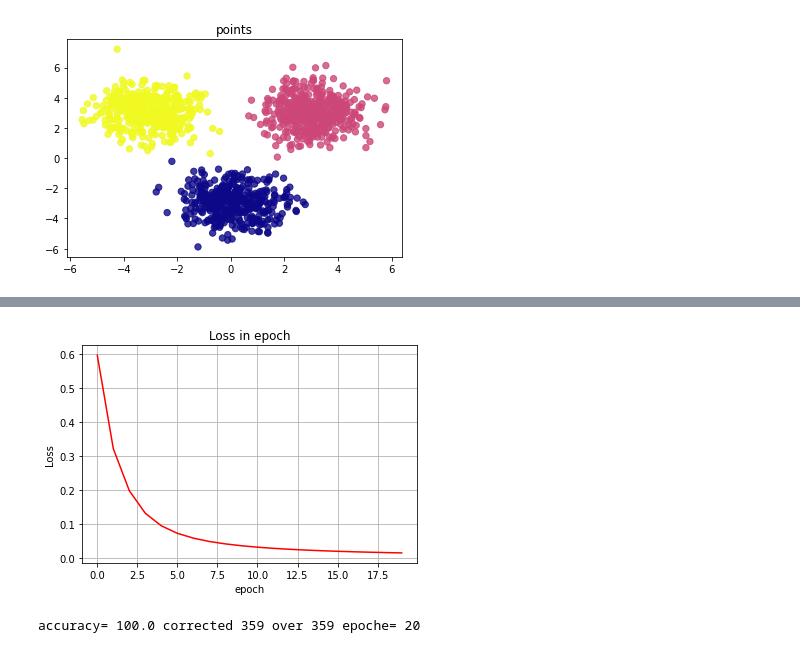
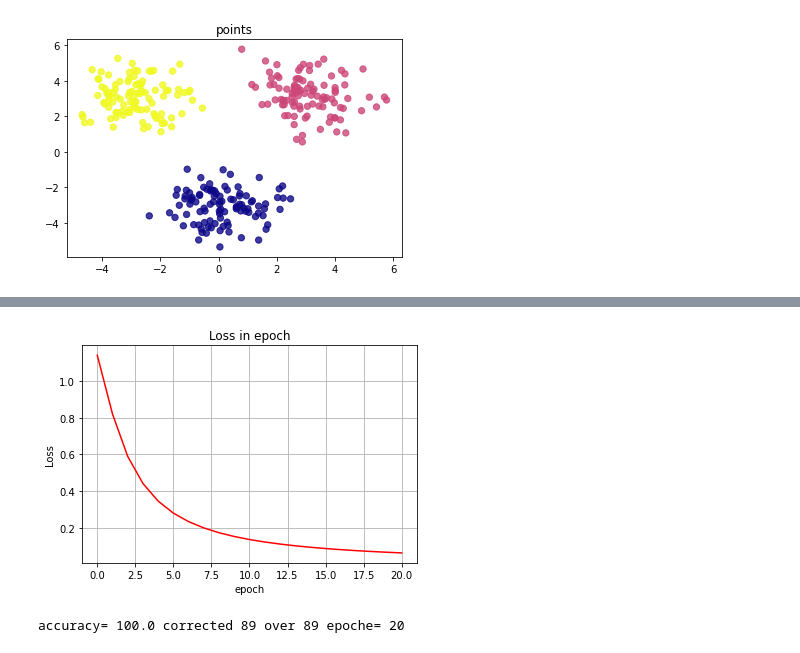
Before and after one commit to stefanoridolfi/Coding_ML, a Jupyter notebook: MLP_1_hidden_3_output_test.ipynb, the cells around one changed output, grey strips where cells are left out. Drawn from its saved outputs; the diff is of its cells as text; code cells hidden in the pictures.

```diff
--- a/MLP_1_hidden_3_output_test.ipynb
+++ b/MLP_1_hidden_3_output_test.ipynb
@@ -8,12 +8,12 @@ np.random.seed(4)
 
 ################Input
 attributes = 2
-hidden_nodes = 4
+hidden_nodes = 10
 output_labels = 3
 lr = 10e-3
 epoches=20
 split=0.7
-l=400
+l=100
 modulo=1
 #############################################
 
@@ -79,7 +79,7 @@ bo = np.random.randn(1,output_labels)
 error_cost = []
 epoch_list=[]
 ao_list=[]
-for epoch in range(epoches):
+for epoch in range(epoches+1):
   epoch_list.append(epoch)
 ############# feedforward
 
@@ -132,31 +132,31 @@ ax.set(xlabel='epoch', ylabel='Loss',
        title='Loss in epoch')
 plt.grid(True)
 plt.show()
 predicted=[]
 actual=[]
 for i in range(dataset_test.shape[0]):
   Y=dataset_test[i,2:5]
   Y=np.array(Y)
   Y=Y.reshape(1,3)
   actual.append(classific(Y))
   X=dataset_test[i,0:2]
   X=np.array(X)
   X=X.reshape(1,attributes)
 
   # Phase 1
   zh = np.dot(X, wh) + bh
   zh=zh.reshape(1,hidden_nodes)
   ah = sigmoid(zh)
 
   # Phase 2
   zo = np.dot(ah, wo) + bo
   ao = softmax(zo)
   predicted.append(classific(ao))
   #f classific(ao)!=classific(Y):
   #  print("i=",i,"   ao",ao,"Y",Y,"actual",classific(Y),"predicted",classific(ao))
 
 acc, corrected, istannce_test =accuracy_m(actual, predicted,ao_list)
 
 print("accuracy=",acc, "corrected", corrected, "over", istannce_test, "epoche=",epoches)
 # %% [output]
-[figure, old version]
+[figure, new version]
@@ -183,2 +180,2 @@ Epoch= 19    Loss function value:  0.015559931237389149
-[figure, old version]
+[figure, new version]
-accuracy= 100.0 corrected 359 over 359 epoche= 20
+accuracy= 100.0 corrected 89 over 89 epoche= 20
```
Also changed, not shown: parts of 1 cell of this notebook.
